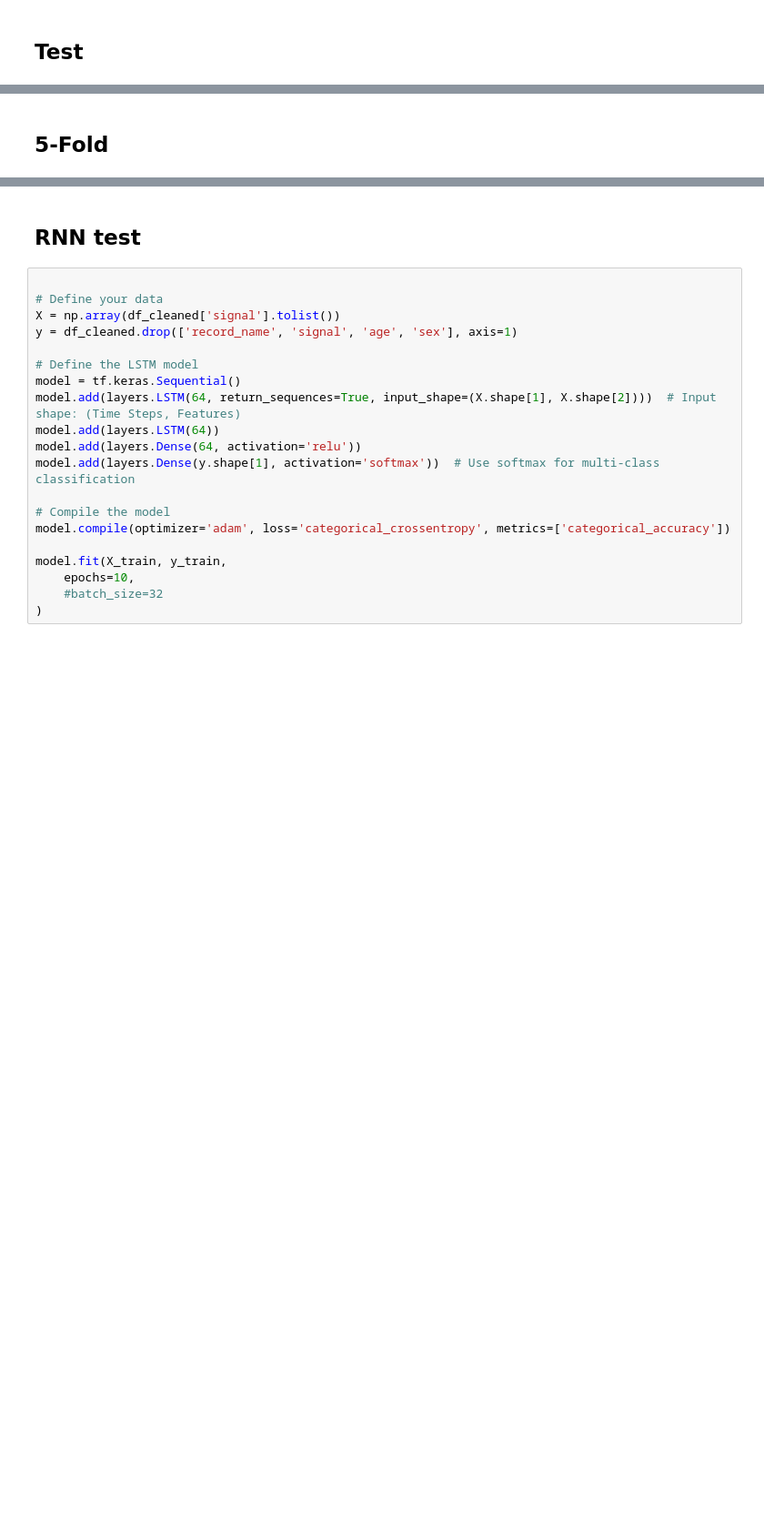
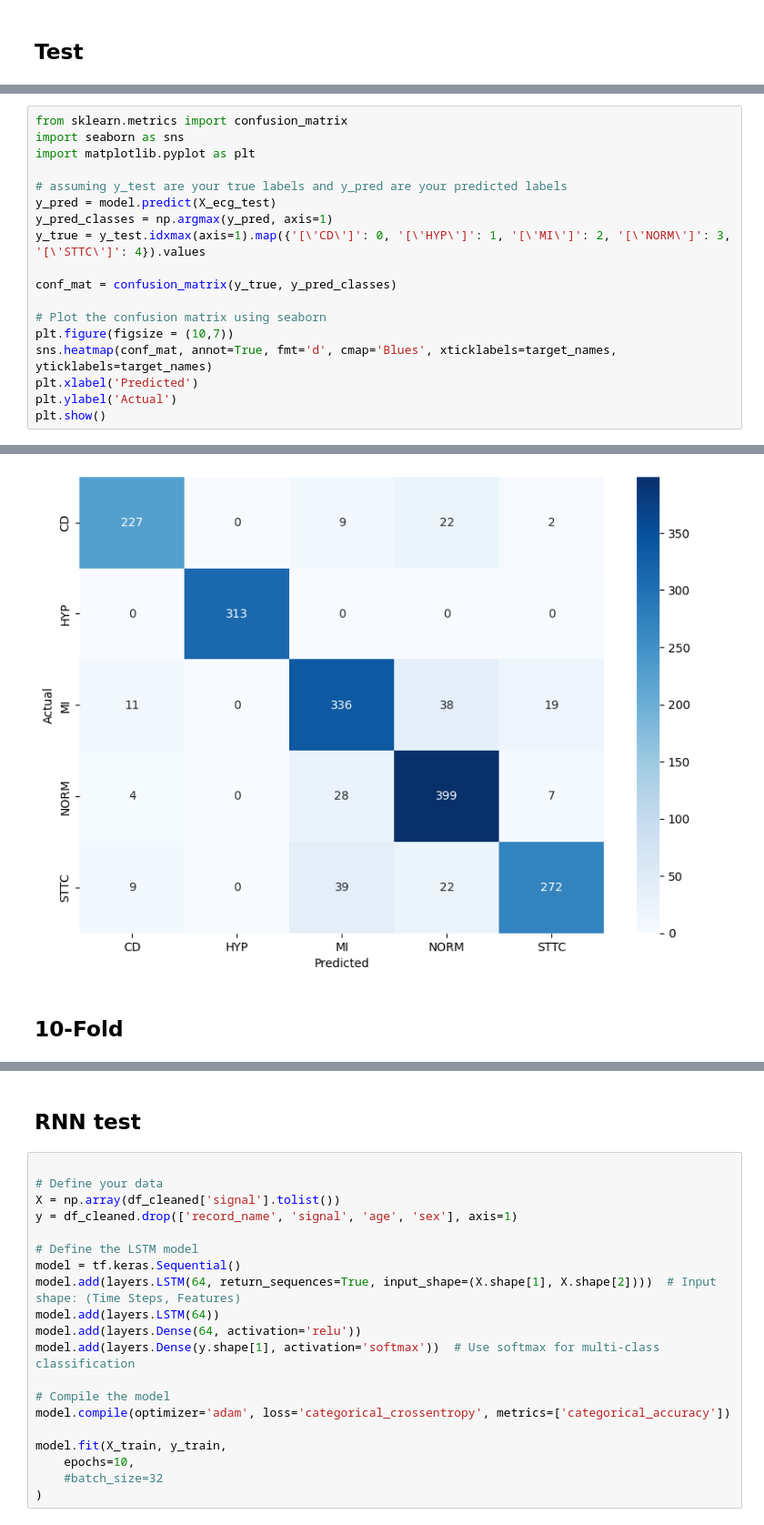
Before and after one commit to Nicoflo22/Thesis, a Jupyter notebook: thesis_superclass_100_only_signals.ipynb, the cells around one changed output, grey strips where cells are left out. Shown at 91% size. Cells and saved outputs as stored; diff of their text form; blank space fills up the shorter version.

```diff
--- a/thesis_superclass_100_only_signals.ipynb
+++ b/thesis_superclass_100_only_signals.ipynb
@@ -663,0 +695,19 @@ plt.show()
+# %%
+from sklearn.metrics import confusion_matrix
+import seaborn as sns
+import matplotlib.pyplot as plt
+
+# assuming y_test are your true labels and y_pred are your predicted labels
+y_pred = model.predict(X_ecg_test)
+y_pred_classes = np.argmax(y_pred, axis=1)
+y_true = y_test.idxmax(axis=1).map({'[\'CD\']': 0, '[\'HYP\']': 1, '[\'MI\']': 2, '[\'NORM\']': 3, '[\'STTC\']': 4}).values
+
+conf_mat = confusion_matrix(y_true, y_pred_classes)
+
+# Plot the confusion matrix using seaborn
+plt.figure(figsize = (10,7))
+sns.heatmap(conf_mat, annot=True, fmt='d', cmap='Blues', xticklabels=target_names, yticklabels=target_names)
+plt.xlabel('Predicted')
+plt.ylabel('Actual')
+plt.show()
+# %% [output]
@@ -664,5 +715,6 @@ plt.show()
+[figure, added]
 # %% [markdown]
-## 5-Fold
+## 10-Fold
 # %%
 from sklearn.model_selection import KFold
 
```
Also changed, not shown: parts of 9 cells of this notebook, 1 other file.
